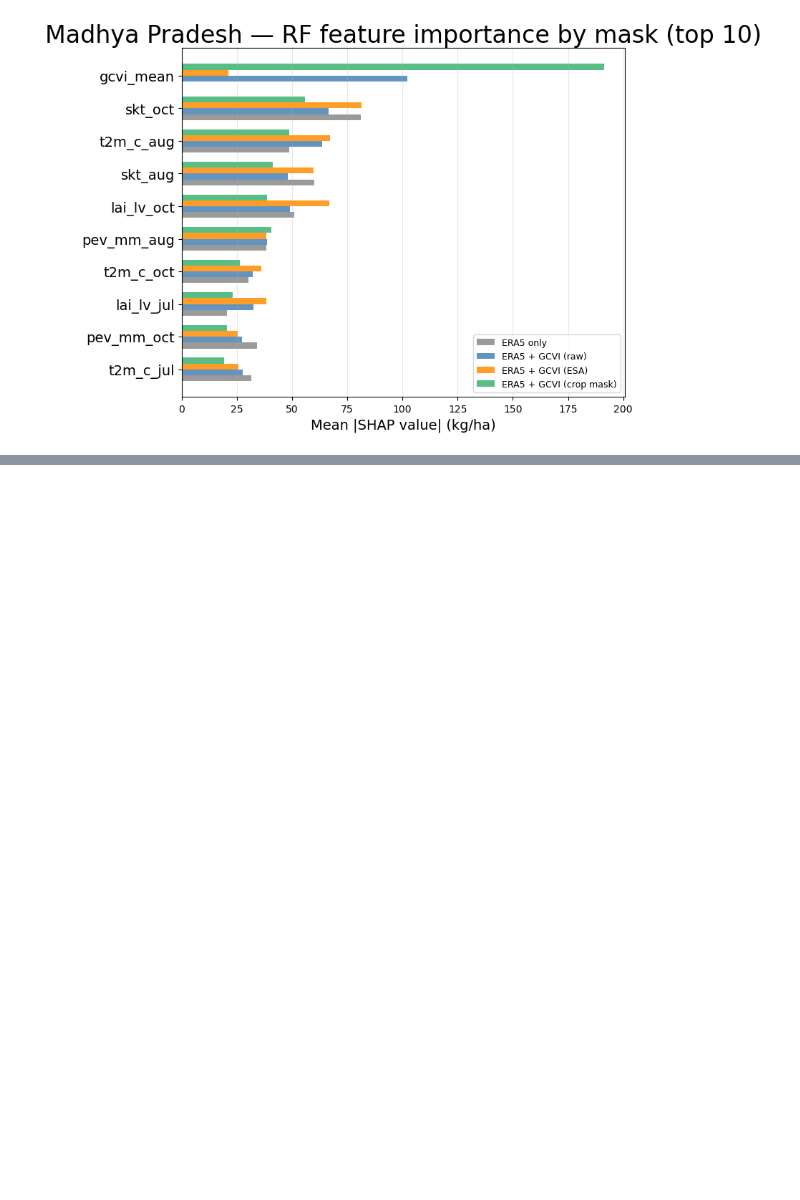
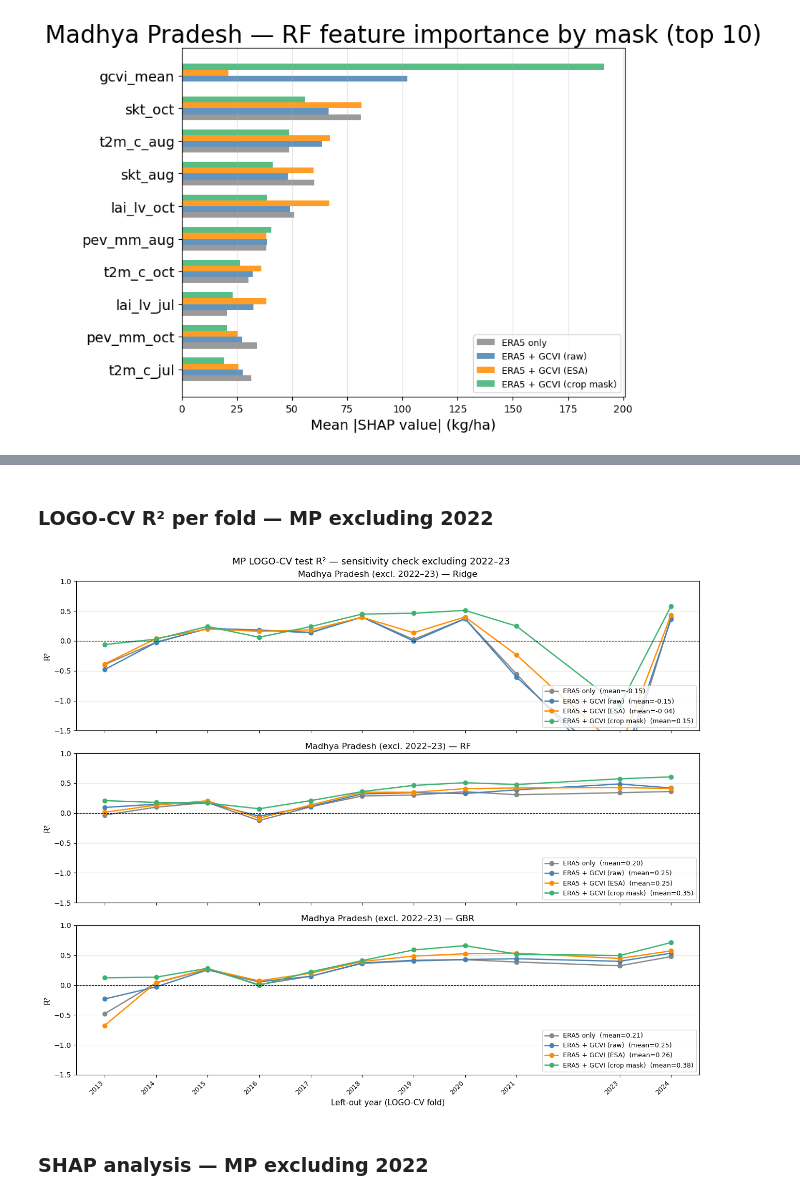
Before and after one commit to edrian-liao/crop-yield-forecasting, a Jupyter notebook: experiment_masks.ipynb, the cells around one changed output, grey strips where cells are left out. Cells and saved outputs as stored; diff of their text form; code cells hidden in the pictures; blank space fills up the shorter version.

```diff
--- a/experiment_masks.ipynb
+++ b/experiment_masks.ipynb
@@ -719,0 +916,43 @@ for region_key, region_label in [('punjab', 'Punjab'), ('mp', 'Madhya Pradesh')]
+# %% [markdown]
+### LOGO-CV R² per fold — MP excluding 2022
+# %%
+df_excl_test = pd.concat(
+    [pd.concat([r['ridge_test'].assign(model='Ridge'),
+                r['rf_test'].assign(model='RF'),
+                r['gbr_test'].assign(model='GBR')])
+     for r in mp_excl_results],
+    ignore_index=True
+)
+
+models = ['Ridge', 'RF', 'GBR']
+fig, axes = plt.subplots(len(models), 1, figsize=(13, 11), sharex=True)
+
+for ax, model in zip(axes, models):
+    sub   = df_excl_test[df_excl_test['model'] == model]
+    years = sorted(sub['year'].unique())
+
+    for mask, label in MASK_LABELS.items():
+        m_sub = sub[sub['mask'] == mask].sort_values('year')
+        if m_sub.empty:
+            continue
+        mean_r2 = m_sub['r2'].mean()
+        ax.plot(m_sub['year'], m_sub['r2'], marker='o', linewidth=1.8,
+                label=f'{label}  (mean={mean_r2:.2f})', color=MASK_COLORS[mask])
+
+    ax.axhline(0, color='black', linewidth=0.8, linestyle='--')
+    ax.set_ylabel('R²', fontsize=11)
+    ax.set_title(f'Madhya Pradesh (excl. 2022–23) — {model}', fontsize=12)
+    ax.legend(loc='lower right', fontsize=9)
+    ax.grid(axis='y', alpha=0.3)
+    ax.set_ylim(-1.5, 1.0)
+    ax.set_xticks(years)
+    ax.set_xticklabels(years, rotation=45, ha='right', fontsize=9)
+
+axes[-1].set_xlabel('Left-out year (LOGO-CV fold)', fontsize=11)
+plt.suptitle('MP LOGO-CV test R² — sensitivity check excluding 2022–23', fontsize=13)
+plt.tight_layout()
+plt.show()
+# %% [output]
+[figure, added]
+# %% [markdown]
+### SHAP analysis — MP excluding 2022
```
Also changed, not shown: parts of 14 cells of this notebook, 4 other files.
